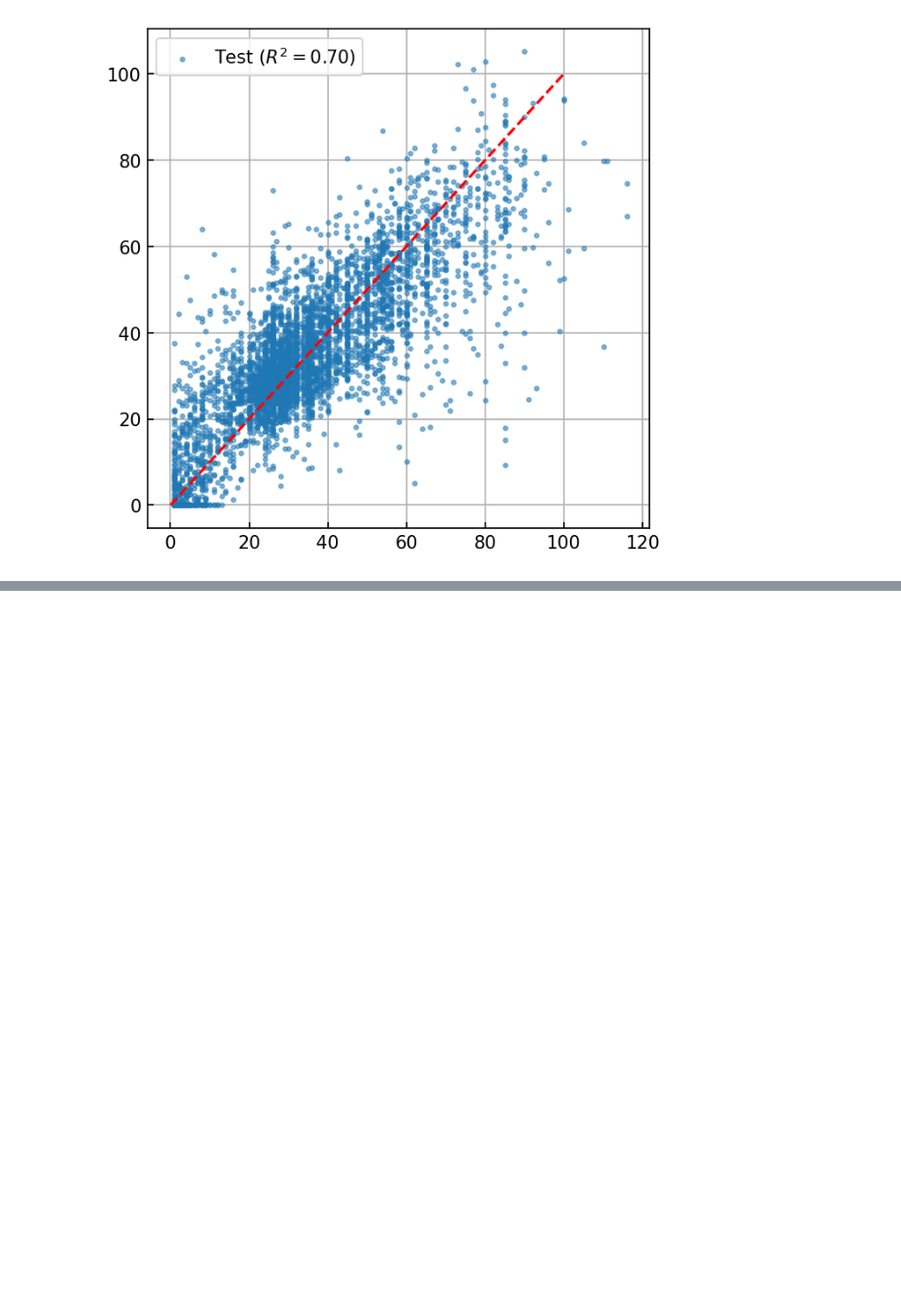
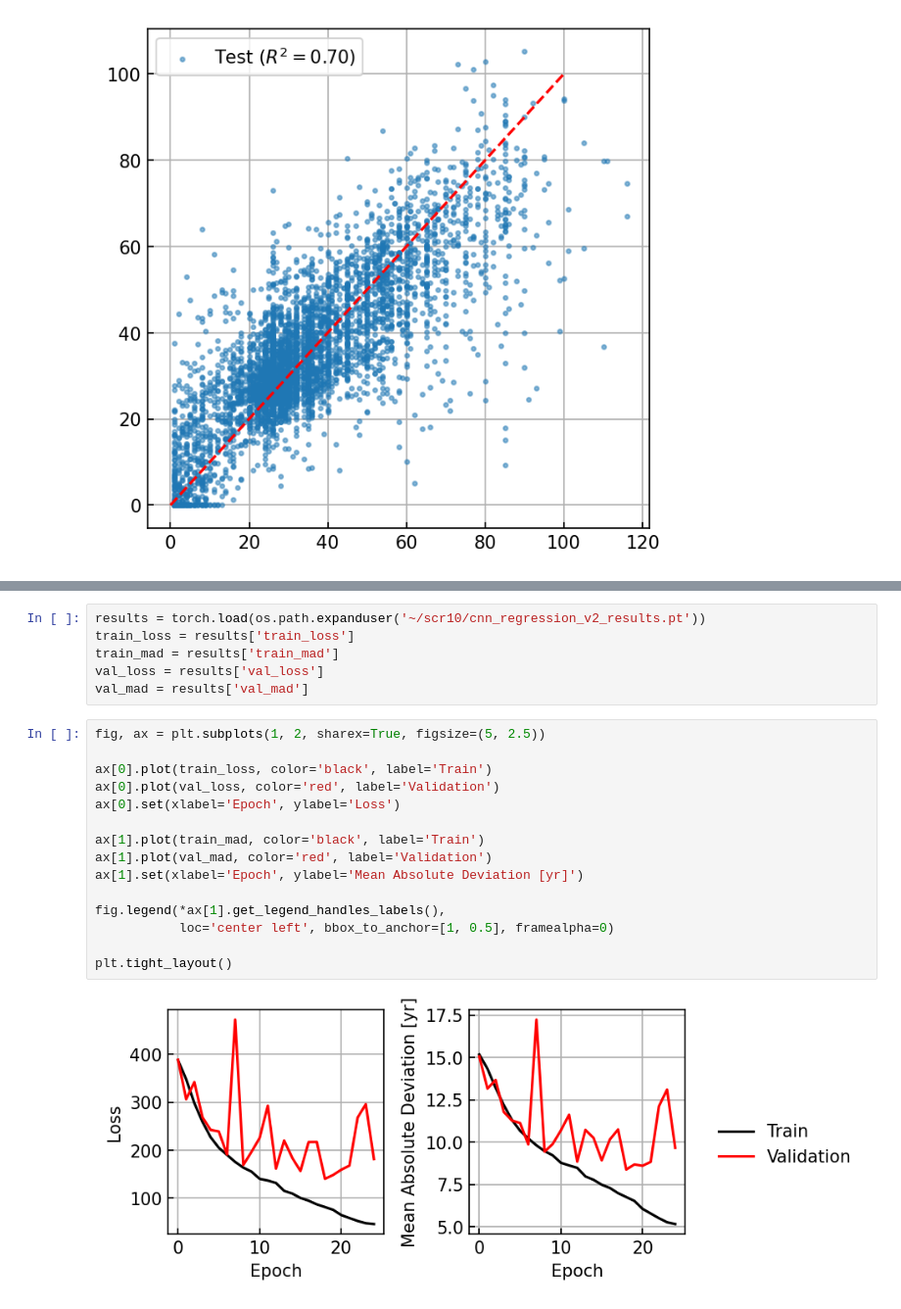
Before and after one commit to colen-teaching/DATA442-Fall-2026, a Jupyter notebook: notebooks/future/11.1_CNN_regression.ipynb, the cells around one changed output, grey strips where cells are left out. Shown at 98% size. Saved outputs shown, nothing was run; the diff lists cells and outputs as text; blank space fills up the shorter version.

```diff
--- a/notebooks/future/11.1_CNN_regression.ipynb
+++ b/notebooks/future/11.1_CNN_regression.ipynb
@@ -411,0 +526,23 @@ Clipping input data to the valid range for imshow with RGB data ([0..1] for floa
+# %%
+results = torch.load(os.path.expanduser('~/scr10/cnn_regression_v2_results.pt'))
+train_loss = results['train_loss']
+train_mad = results['train_mad']
+val_loss = results['val_loss']
+val_mad = results['val_mad']
+# %%
+fig, ax = plt.subplots(1, 2, sharex=True, figsize=(5, 2.5))
+
+ax[0].plot(train_loss, color='black', label='Train')
+ax[0].plot(val_loss, color='red', label='Validation')
+ax[0].set(xlabel='Epoch', ylabel='Loss')
+
+ax[1].plot(train_mad, color='black', label='Train')
+ax[1].plot(val_mad, color='red', label='Validation')
+ax[1].set(xlabel='Epoch', ylabel='Mean Absolute Deviation [yr]')
+
+fig.legend(*ax[1].get_legend_handles_labels(),
+           loc='center left', bbox_to_anchor=[1, 0.5], framealpha=0)
+
+plt.tight_layout()
+# %% [output]
+[figure, added]
```
Also changed, not shown: parts of 10 cells of this notebook, 1 other file.
